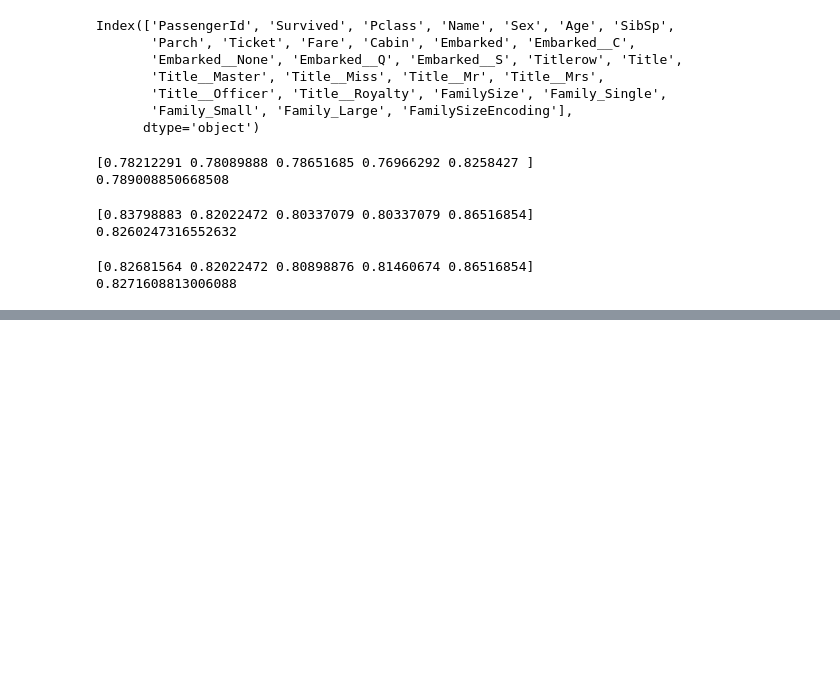
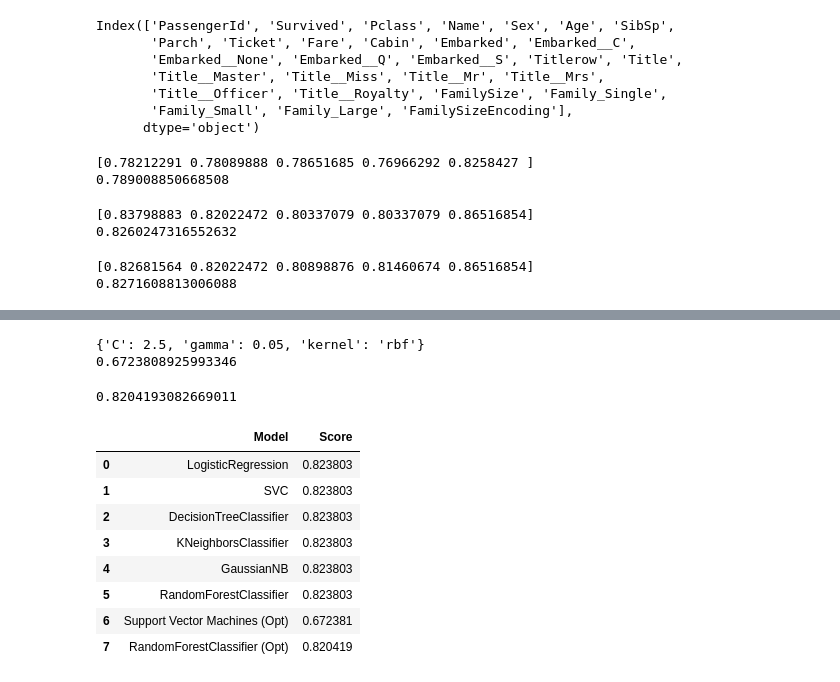
Before and after one commit to cindy12651269/titanic_analysis, a Jupyter notebook: titanic_analysis.ipynb, the cells around one changed output, grey strips where cells are left out. Saved outputs shown, nothing was run; the diff lists cells and outputs as text; code cells hidden in the pictures; blank space fills up the shorter version.

```diff
--- a/titanic_analysis.ipynb
+++ b/titanic_analysis.ipynb
@@ -531,0 +597,61 @@ print(scores.mean())
+# %%
+from sklearn.model_selection import GridSearchCV
+
+svc = SVC()
+Parameters = {
+    'C': [1.5, 2, 2.5],
+    'gamma': [0.05, 0.1],
+    'kernel': ['rbf'],
+}
+
+clf = GridSearchCV(svc, Parameters, cv = 5, n_jobs = 6)
+clf.fit(train_X, train_y)
+print(clf.best_params_)
+# Result: C = 2, gamma = 0.1 if using Gaussian Kernel
+
+scores_7 = cross_val_score(svc, train_X, train_y.values.ravel(), cv=5,scoring='accuracy').mean()
+print(scores_7)
+# %% [output]
+{'C': 2.5, 'gamma': 0.05, 'kernel': 'rbf'}
+0.6723808925993346
+# %%
+from sklearn.model_selection import GridSearchCV, cross_val_score, RandomizedSearchCV
+from sklearn.ensemble import RandomForestClassifier
+
+rf = RandomForestClassifier(n_estimators=100)
+
+Parameters = {
+    'max_depth': [6, 8],
+    'n_estimators': [50, 100],
+    'max_features': ['sqrt'],
+    'min_samples_split': [3, 10],
+    'min_samples_leaf': [3, 10],
+    'bootstrap': [True, False],
+}
+
+# Use RandomizedSearchCV for faster tuning
+rf = RandomizedSearchCV(rf, Parameters, n_iter=10, cv=5, error_score='raise', n_jobs=-1, random_state=42)
+
+scores_8 = cross_val_score(rf, train_X, train_y.values.ravel(), cv=5, scoring='accuracy', n_jobs=-1).mean()
+print(scores_8)
+# %% [output]
+0.8204193082669011
+# %%
+models = pd.DataFrame({
+
+    'Model': ['LogisticRegression', 'SVC', 'DecisionTreeClassifier', 'KNeighborsClassifier', 'GaussianNB', 'RandomForestClassifier',
+              'Support Vector Machines  (Opt)','RandomForestClassifier (Opt)'],
+    'Score': [scores_1, scores_2, scores_3, scores_4, scores_5, scores_6, scores_7, scores_8]
+})
+
+models
+# %% [output]
+|  | Model | Score |
+| 0 | LogisticRegression | 0.823803 |
+| 1 | SVC | 0.823803 |
+| 2 | DecisionTreeClassifier | 0.823803 |
+| 3 | KNeighborsClassifier | 0.823803 |
+| 4 | GaussianNB | 0.823803 |
+| 5 | RandomForestClassifier | 0.823803 |
+| 6 | Support Vector Machines (Opt) | 0.672381 |
+| 7 | RandomForestClassifier (Opt) | 0.820419 |
```
Also changed, not shown: parts of 7 cells of this notebook.
